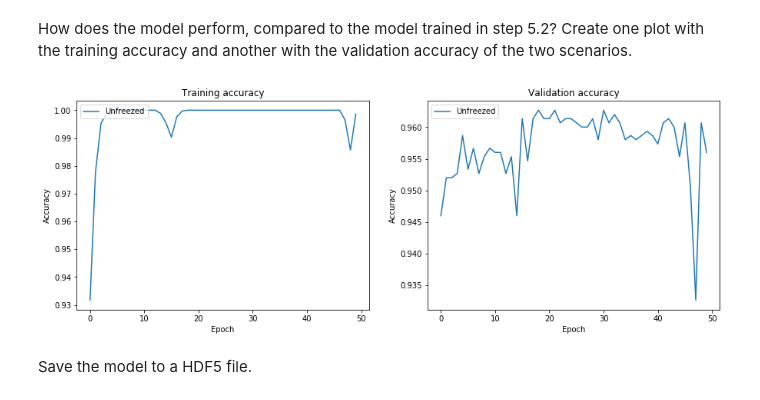
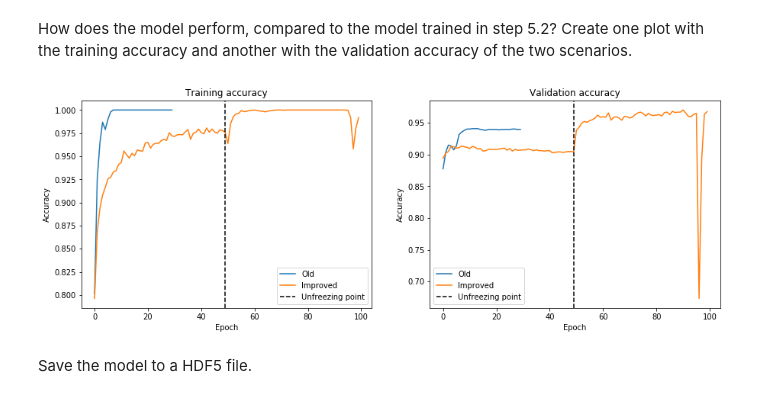
Before and after one commit to jcberntsson/ssy340-ha1, a Jupyter notebook: HA1.ipynb, the cells around one changed output. Cells and saved outputs as stored; diff of their text form; code cells hidden in the pictures.

Commit message:
Finish up fine tune run and fix plots

```diff
--- a/HA1.ipynb
+++ b/HA1.ipynb
@@ -659,6 +659,9 @@ Epoch 15/15
 How does the model perform, compared to the model trained with freezed layers? Create one plot with the training accuracy and another with the validation accuracy of the two scenarios.
 # %%
 # YOUR CODE HERE - DONE
+
+with open('trans_fine_hist', 'rb') as file_pi:
+        trans_fine_hist = pickle.load(file_pi)
 
 with open('trans_hist', 'rb') as file_pi:
     trans_hist = pickle.load(file_pi)
@@ -668,20 +671,20 @@ plt.figure(figsize=(15,5))
 # Train accuracy
 plt.subplot(121)
 plt.plot(trans_hist['acc'])
-plt.plot(trans_fine_hist.history['acc'])
+plt.plot(trans_fine_hist['acc'])
 plt.title('Training accuracy')
 plt.ylabel('Accuracy')
 plt.xlabel('Epoch')
-plt.legend(['Freezed', 'Unfreezed'], loc='upper right')
+plt.legend(['Frozen', 'Unfrozen'], loc='lower right')
 
 # Val accuracy
 plt.subplot(122)
 plt.plot(trans_hist['val_acc'])
-plt.plot(trans_fine_hist.history['val_acc'])
+plt.plot(trans_fine_hist['val_acc'])
 plt.title('Validation accuracy')
 plt.ylabel('Accuracy')
 plt.xlabel('Epoch')
-plt.legend(['Freezed', 'Unfreezed'], loc='upper left')
+plt.legend(['Frozen', 'Unfrozen'], loc='upper left')
 
 plt.show()
 # %% [output]
@@ -791,33 +794,39 @@ How does the model perform, compared to the model trained in step 5.2? Create on
 # %%
 with open('trans_fine_hist', 'rb') as file_pi:
         trans_fine_hist = pickle.load(file_pi)
+
+with open('hist_trans_best_locked', 'rb') as file_pi:
+        trans_best_hist_locked = pickle.load(file_pi)
 
 with open('hist_trans_best_unlocked', 'rb') as file_pi:
         trans_best_hist_unlocked = pickle.load(file_pi)
 
 plt.figure(figsize=(15,5))
 
 # Training accuracy
 plt.subplot(121)
 plt.plot(trans_fine_hist['acc'])
-plt.plot(trans_best_hist_unlocked['acc'])
+plt.plot(np.append(trans_best_hist_locked['acc'], trans_best_hist_unlocked['acc']))
+plt.axvline(49, 0, 1, color='k', linestyle='--')
 plt.title('Training accuracy')
 plt.ylabel('Accuracy')
 plt.xlabel('Epoch')
-plt.legend(['Unfreezed', 'Fine tuned'], loc='upper left')
+plt.legend(['Old', 'Improved', 'Unfreezing point'], loc='lower right')
 
 # Validation accuracy
 plt.subplot(122)
 plt.plot(trans_fine_hist['val_acc'])
-plt.plot(trans_best_hist_unlocked['val_acc'])
+plt.plot(np.append(trans_best_hist_locked['val_acc'], trans_best_hist_unlocked['val_acc']))
+plt.axvline(49, 0, 1, color='k', linestyle='--')
+plt.plot()
 plt.title('Validation accuracy')
 plt.ylabel('Accuracy')
 plt.xlabel('Epoch')
-plt.legend(['Unfreezed', 'Fine tuned'], loc='upper left')
+plt.legend(['Old', 'Improved', 'Unfreezing point'], loc='lower left')
 
 plt.show()
 # %% [output]
-[figure, old version]
+[figure, new version]
 # %% [markdown]
 Save the model to a HDF5 file.
 # %%
```
Also changed, not shown: parts of 11 cells of this notebook, 1 other file.
